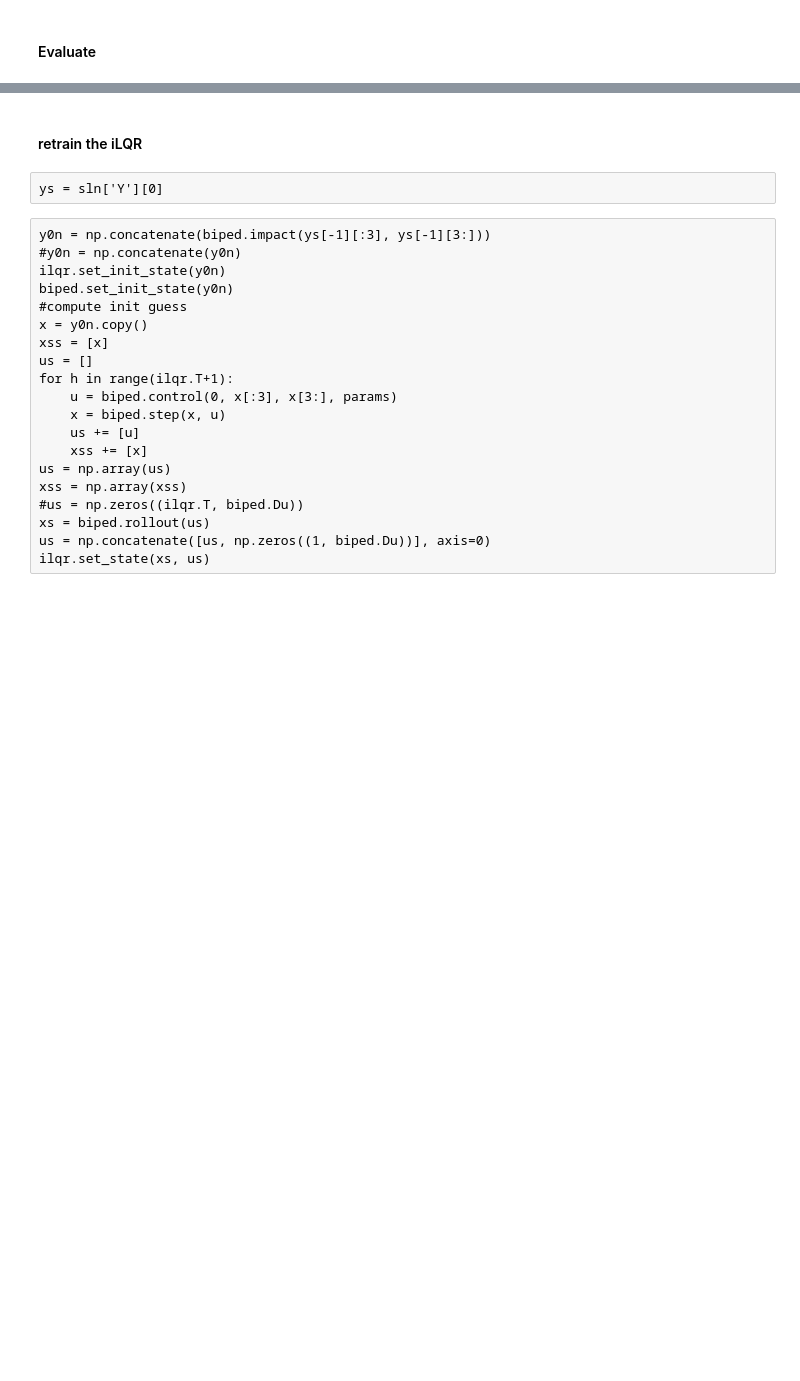
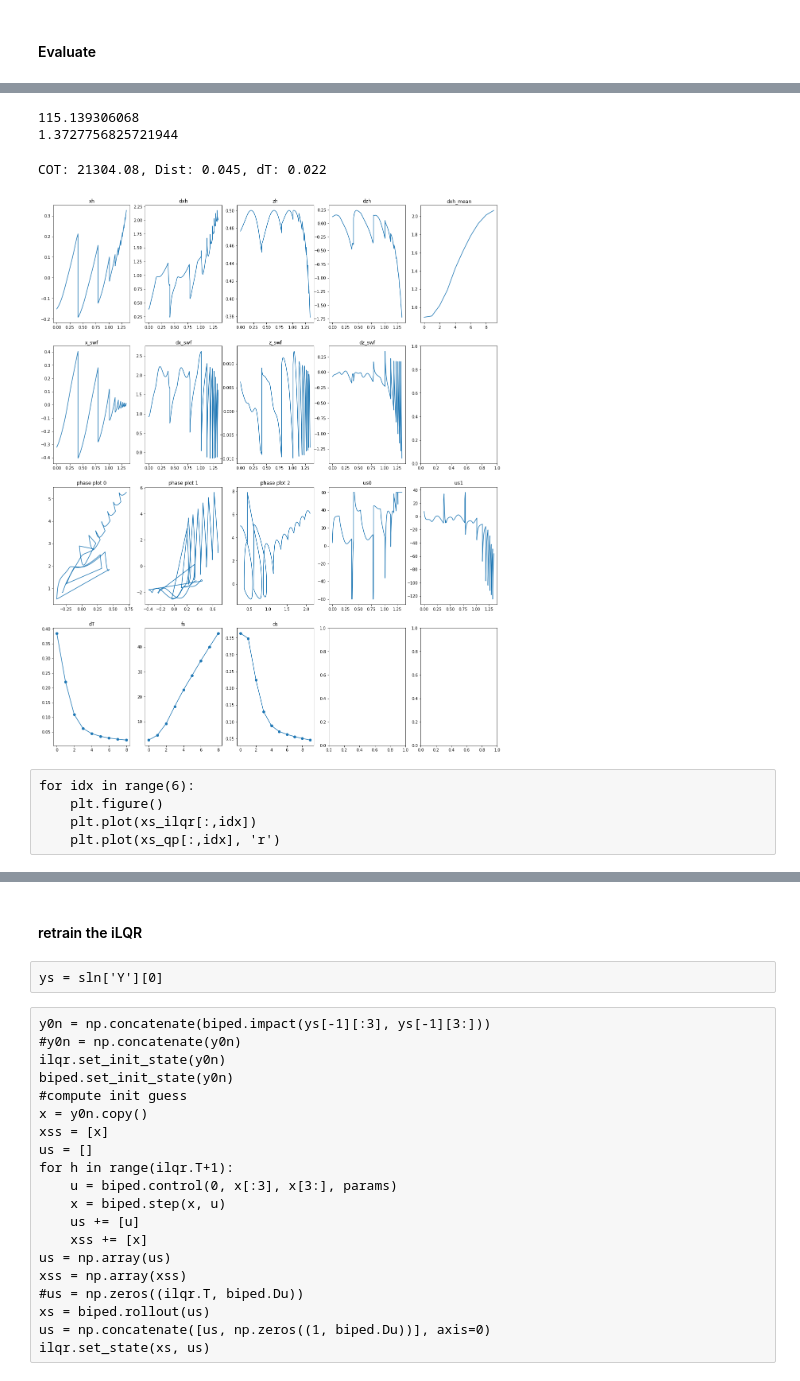
Before and after one commit to teguhSL/legged_robots, a Jupyter notebook: notebooks/Exercise4.ipynb, the cells around one changed output, grey strips where cells are left out. Cells and saved outputs as stored; diff of their text form; code cells hidden in the pictures; blank space fills up the shorter version.

```diff
--- a/notebooks/Exercise4.ipynb
+++ b/notebooks/Exercise4.ipynb
@@ -873,20 +360,0 @@ yT = np.concatenate([qT, dqT])
-# %%
-y = y0.copy()
-ys = [y]
-us = []
-zswfs = []
-x_h0, _,_,_ = biped.kin_hip(y[:3])
-for h in range(int(T/biped.dT)):
-    u = biped.control_ilqr(h*biped.dT, y, 0)
-    y = biped.step(y, u)
-    _,z_swf,_,_ = biped.kin_swf(y[:3])
-    zswfs += [z_swf]
-    ys += [y]
-    us += [u]
-
-x_hT , _,_,_ = biped.kin_hip(y[:3])
-dist = x_hT-x_h0
-#ys = np.array(ys)
-#us = np.array(us)
-#zswfs = np.array(zswfs)
-clear_output()
@@ -914,9 +360,0 @@ plt.plot(zswfs)
-# %%
-fig = plt.figure(figsize=(10,10))
-biped.fig = fig
-biped.line1 = None
-ys = np.array(ys)
-us = np.array(us)
-for y in ys[::10]:
-    biped.visualize(y[:3], fig=fig)
-    time.sleep(0.005)
@@ -922,0 +384,18 @@ for y in ys[::10]:
+# %%
+#biped.set_control('ilqr', ilqr)
+
+import time
+tic = time.time()
+opt_parameters0 = np.array([2.1, 10.5])
+res = fmin(opt_func_qp, opt_parameters0, args = (2,), disp=1, full_output=True, maxiter = 100)
+clear_output()
+toc = time.time()
+print(toc-tic)
+print(res[1])
+# %% [output]
+115.139306068
+1.3727756825721944
+# %%
+q0, dq0 = x0[:3], x0[3:]
+# %%
+biped.set_control('qp', None, xs_ilqr, ddqs_ilqr, Kd = 2.0475*np.eye(3), Kp = 12.075*np.eye(3), max_control = 60)
@@ -922,0 +405,12 @@ for y in ys[::10]:
+# %%
+%matplotlib inline
+ress = biped.analyse(sln, biped.control_parameters)
+#xs_qp, us_qp = np.hstack([res['qs'], res['dqs']]), res['us']
+# %% [output]
+COT: 21304.08, Dist: 0.045, dT: 0.022
+[figure, added]
+# %% [raw]
+for idx in range(6):
+    plt.figure()
+    plt.plot(xs_ilqr[:,idx])
+    plt.plot(xs_qp[:,idx], 'r')
```
Also changed, not shown: parts of 117 cells of this notebook, 8 other files.
